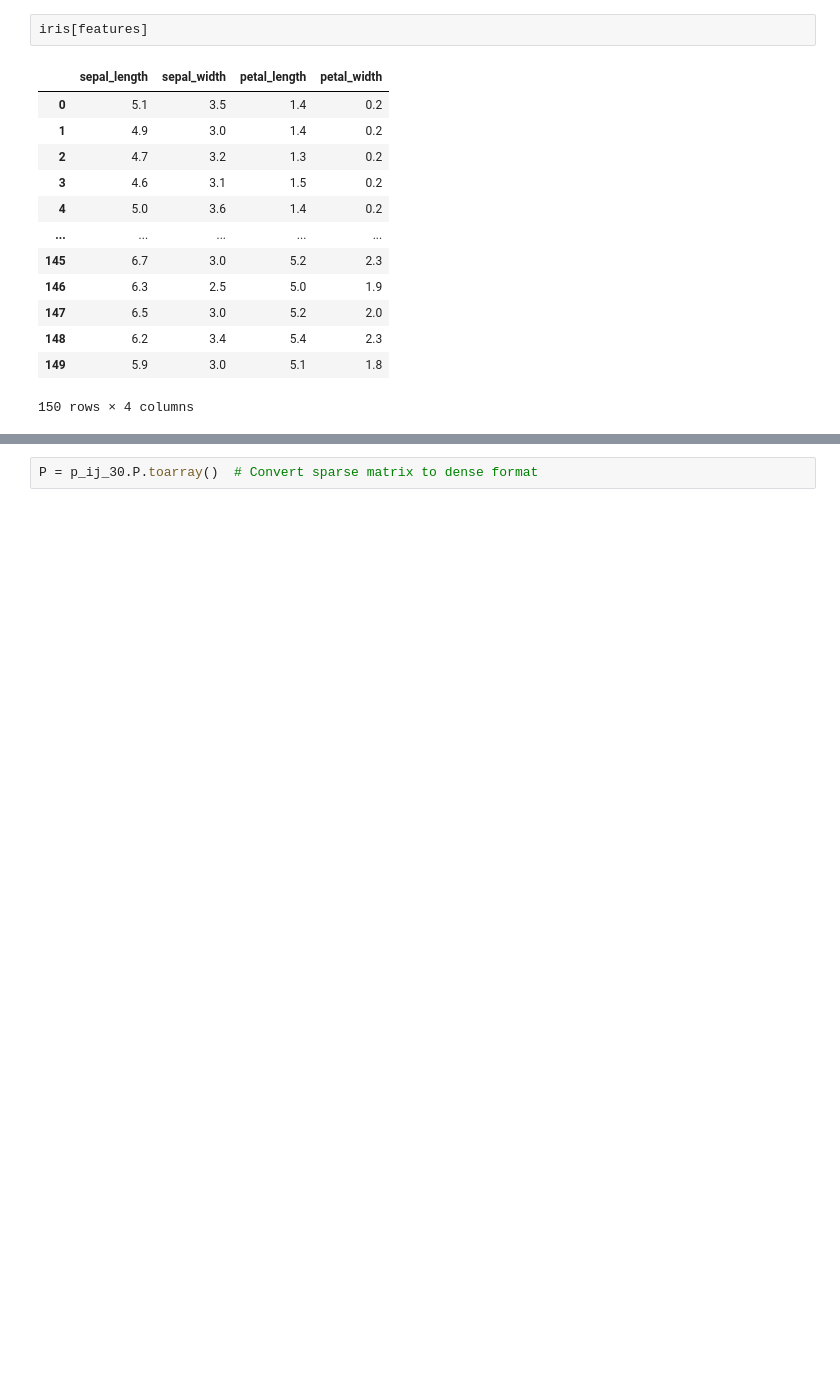
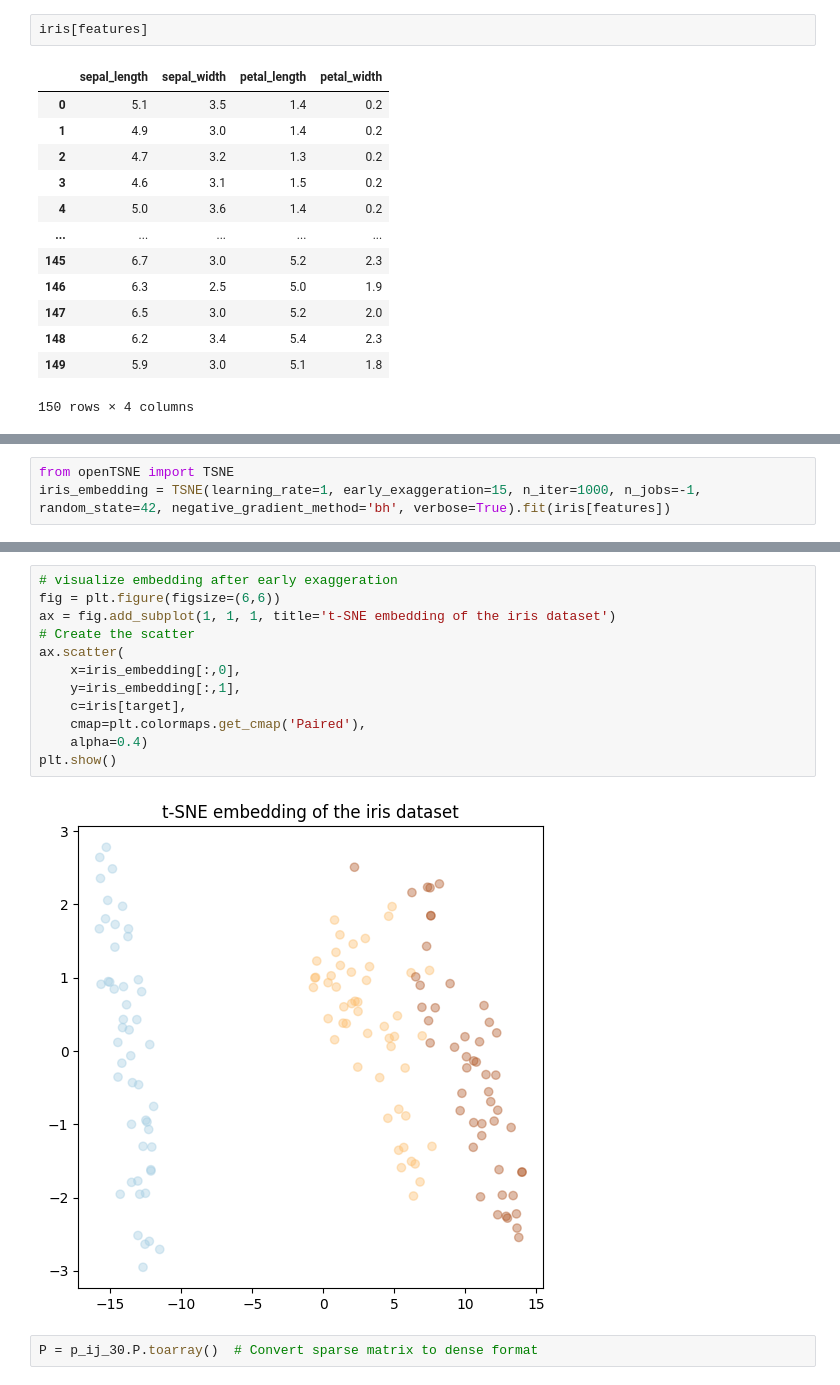
Before and after one commit to giSolve/thesis, a Jupyter notebook: code/theoretical_clustering_guarantees.ipynb, the cells around one changed output, grey strips where cells are left out. Drawn from its saved outputs; the diff is of its cells as text; blank space fills up the shorter version.

```diff
--- a/code/theoretical_clustering_guarantees.ipynb
+++ b/code/theoretical_clustering_guarantees.ipynb
@@ -62,0 +66,3 @@ p_ij_30 = openTSNE.affinity.PerplexityBasedNN(
+# %%
+from openTSNE import TSNE
+iris_embedding = TSNE(learning_rate=1, early_exaggeration=15, n_iter=1000, n_jobs=-1, random_state=42, negative_gradient_method='bh', verbose=True).fit(iris[features])
@@ -63,3 +87,17 @@ p_ij_30 = openTSNE.affinity.PerplexityBasedNN(
+# %%
+# visualize embedding after early exaggeration
+fig = plt.figure(figsize=(6,6))
+ax = fig.add_subplot(1, 1, 1, title='t-SNE embedding of the iris dataset')
+# Create the scatter
+ax.scatter(
+    x=iris_embedding[:,0],
+    y=iris_embedding[:,1],
+    c=iris[target],
+    cmap=plt.colormaps.get_cmap('Paired'),
+    alpha=0.4)
+plt.show()
+# %% [output]
+[figure, added]
 # %%
 P = p_ij_30.P.toarray()  # Convert sparse matrix to dense format
 # %%
```
Also changed, not shown: parts of 14 cells of this notebook, 1 other file.
